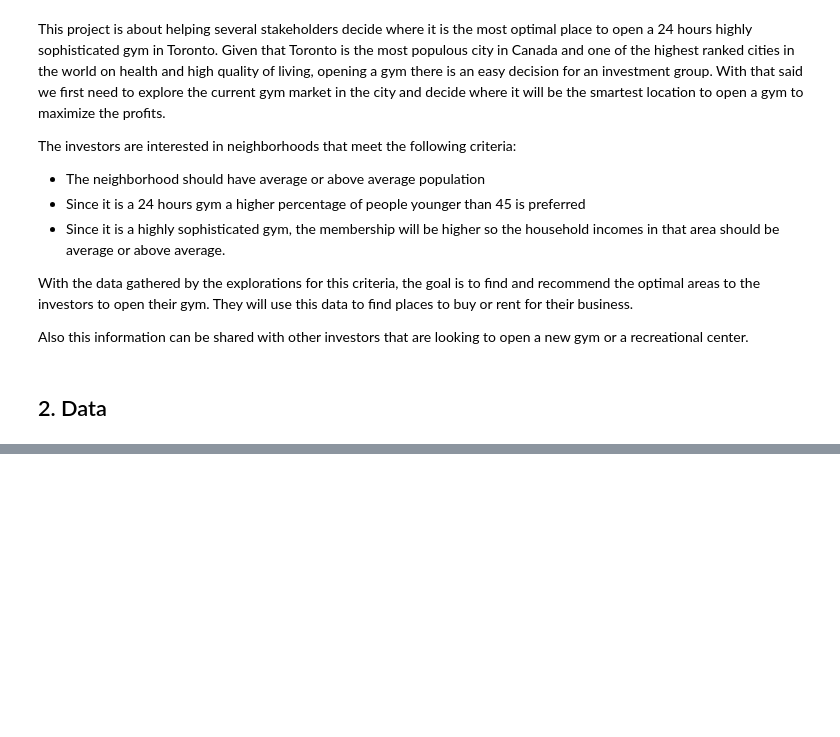
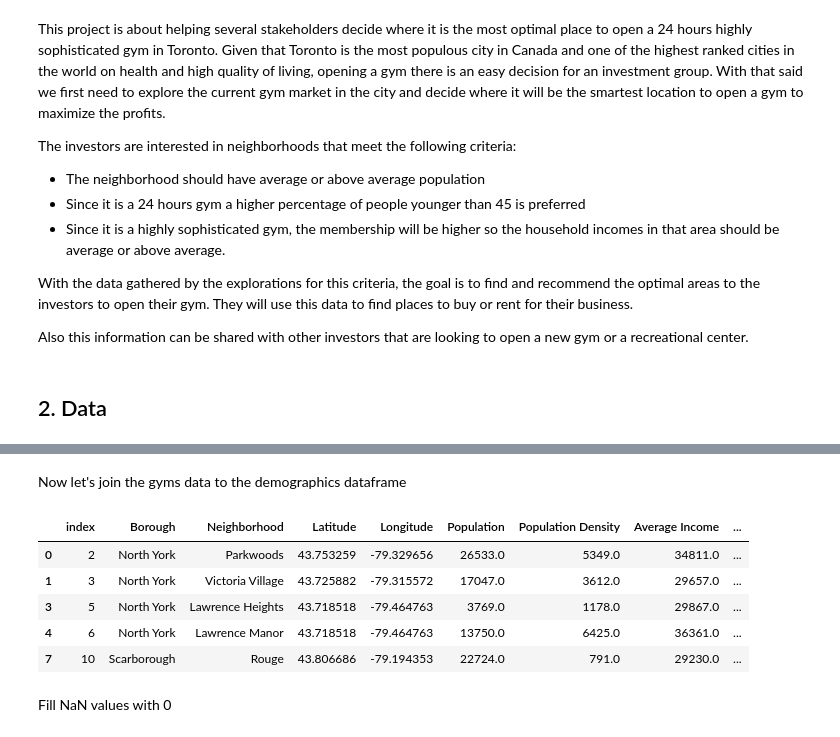
Before and after one commit to I0F/Neighborhood-Wars, a Jupyter notebook: Capstone Project Notebook.ipynb, the cells around one changed output, grey strips where cells are left out. Cells and saved outputs as stored; diff of their text form; code cells hidden in the pictures; blank space fills up the shorter version.

```diff
--- a/Capstone Project Notebook.ipynb
+++ b/Capstone Project Notebook.ipynb
@@ -27,0 +277,6 @@ https://open.toronto.ca/#8c732154-5012-9afe-d0cd-ba3ffc813d5a
+# %%
+toronto_gyms = toronto_venues[(toronto_venues['Venue Category'].str.contains('Gym', regex=False)) |
+                 (toronto_venues['Venue Category'].str.contains('Fitness', regex=False))].groupby(['Neighborhood']).count()
+toronto_gyms.drop(['Neighborhood Latitude', 'Neighborhood Longitude', 'Venue Longitude', 'Venue', 'Venue Latitude'], axis = 1, inplace = True)
+toronto_gyms.rename(columns = {'Venue Category':'Number of Gyms'}, inplace=True)
+toronto_gyms.head()
@@ -27,0 +291,16 @@ https://open.toronto.ca/#8c732154-5012-9afe-d0cd-ba3ffc813d5a
+# %% [markdown]
+Now let's join the gyms data to the demographics dataframe
+# %%
+df_f = df_f.join(toronto_gyms, on='Neighborhood')
+df_f.head()
+# %%
+df_f.head()
+# %% [output]
+|  | index | Borough | Neighborhood | Latitude | Longitude | Population | Population Density | Average Income | ... |
+| 0 | 2 | North York | Parkwoods | 43.753259 | -79.329656 | 26533.0 | 5349.0 | 34811.0 | ... |
+| 1 | 3 | North York | Victoria Village | 43.725882 | -79.315572 | 17047.0 | 3612.0 | 29657.0 | ... |
+| 3 | 5 | North York | Lawrence Heights | 43.718518 | -79.464763 | 3769.0 | 1178.0 | 29867.0 | ... |
+| 4 | 6 | North York | Lawrence Manor | 43.718518 | -79.464763 | 13750.0 | 6425.0 | 36361.0 | ... |
+| 7 | 10 | Scarborough | Rouge | 43.806686 | -79.194353 | 22724.0 | 791.0 | 29230.0 | ... |
+# %% [markdown]
+Fill NaN values with 0
```
Also changed, not shown: parts of 33 cells of this notebook.
